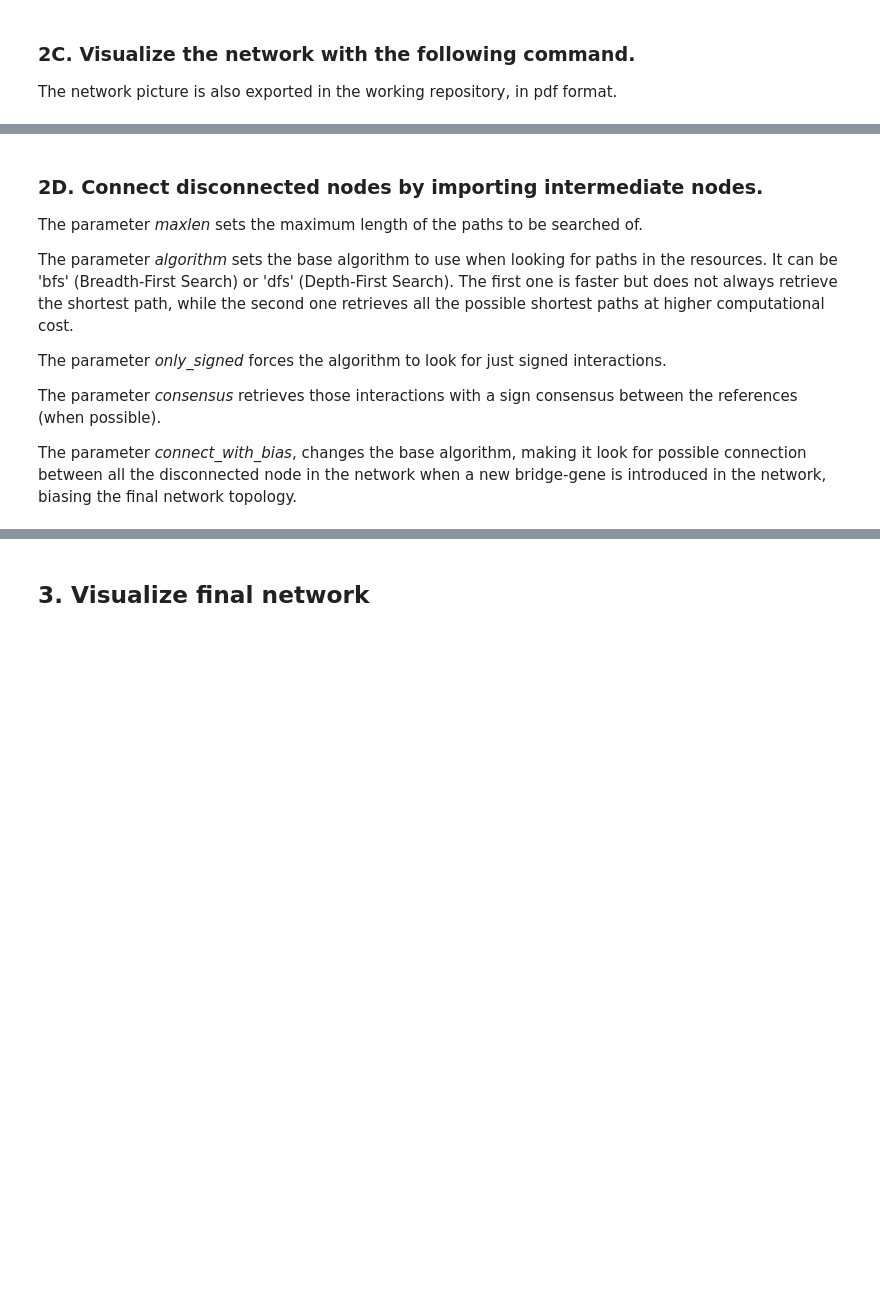
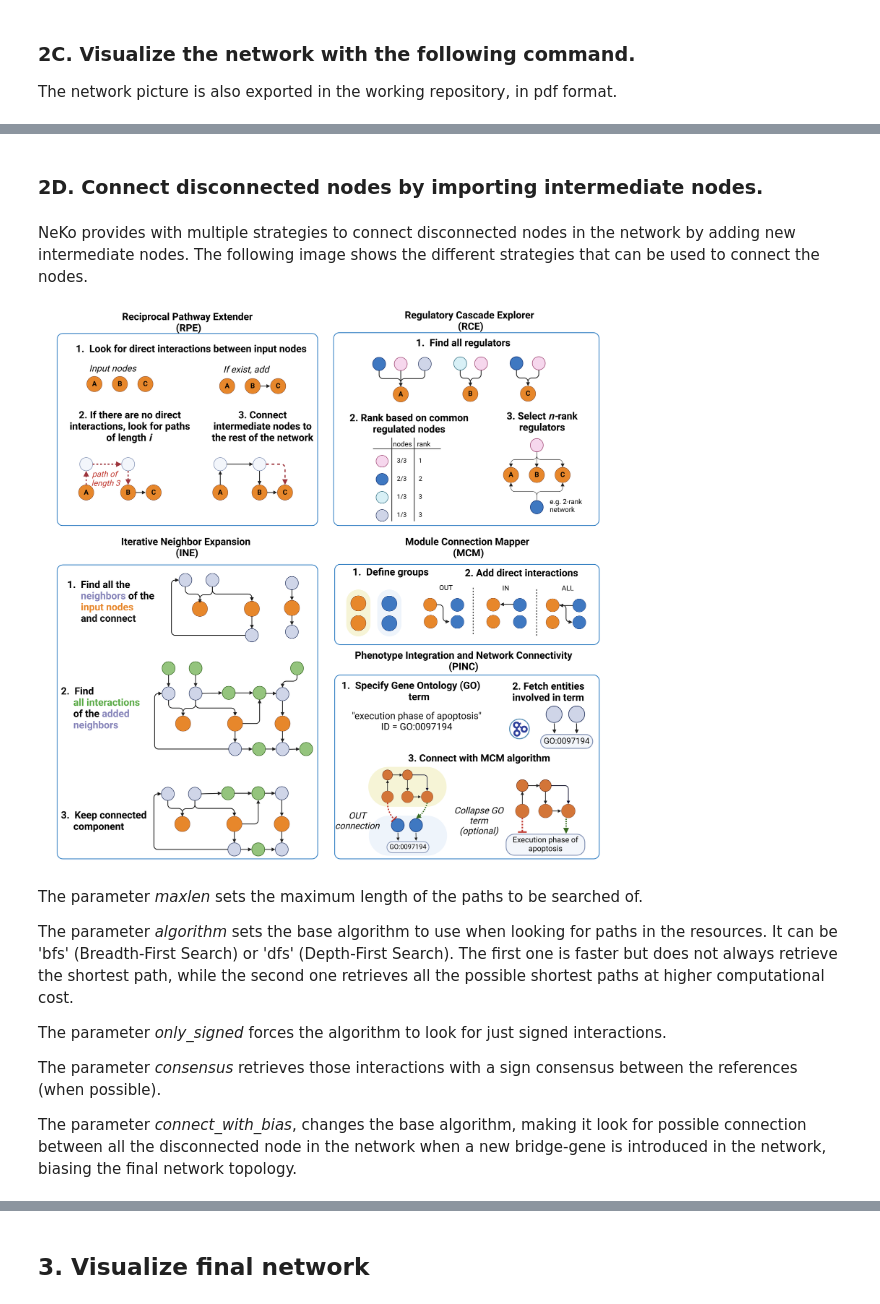
Before and after one commit to marcorusc/HandsOn_PRIMe, a Jupyter notebook: NeKo/1_network_building.ipynb, the cells around one changed output, grey strips where cells are left out. Drawn from its saved outputs; the diff is of its cells as text; code cells hidden in the pictures; blank space fills up the shorter version.

Commit message:
added figure to show the NeKo strategies + warning when exporting the bnet files

```diff
--- a/NeKo/1_network_building.ipynb
+++ b/NeKo/1_network_building.ipynb
@@ -68,9 +54,16 @@ visualizer = NetworkVisualizer(new_net1, color_by='effect', noi=True)
 visualizer.render()
 # %% [output]
 [drawing not drawn]
+# %% [markdown]
+### 2D. Connect disconnected nodes by importing intermediate nodes.
+# %% [markdown]
+NeKo provides with multiple strategies to connect disconnected nodes in the network by adding new intermediate nodes. The following image shows the different strategies that can be used to connect the nodes.
+# %%
+from IPython.display import Image
+Image(filename='../_static/Strategies_NeKo.png')
+# %% [output]
+[figure, added]
 # %% [markdown]
-### 2D. Connect disconnected nodes by importing intermediate nodes.
-
 The parameter _*maxlen*_ sets the maximum length of the paths to be searched of.
 
 The parameter _*algorithm*_ sets the base algorithm to use when looking for paths in the resources. It can be 'bfs' (Breadth-First Search) or 'dfs' (Depth-First Search). The first one is faster but does not always retrieve the shortest path, while the second one retrieves all the possible shortest paths at higher computational cost.
```
Also changed, not shown: parts of 7 cells of this notebook, 1 other file.
